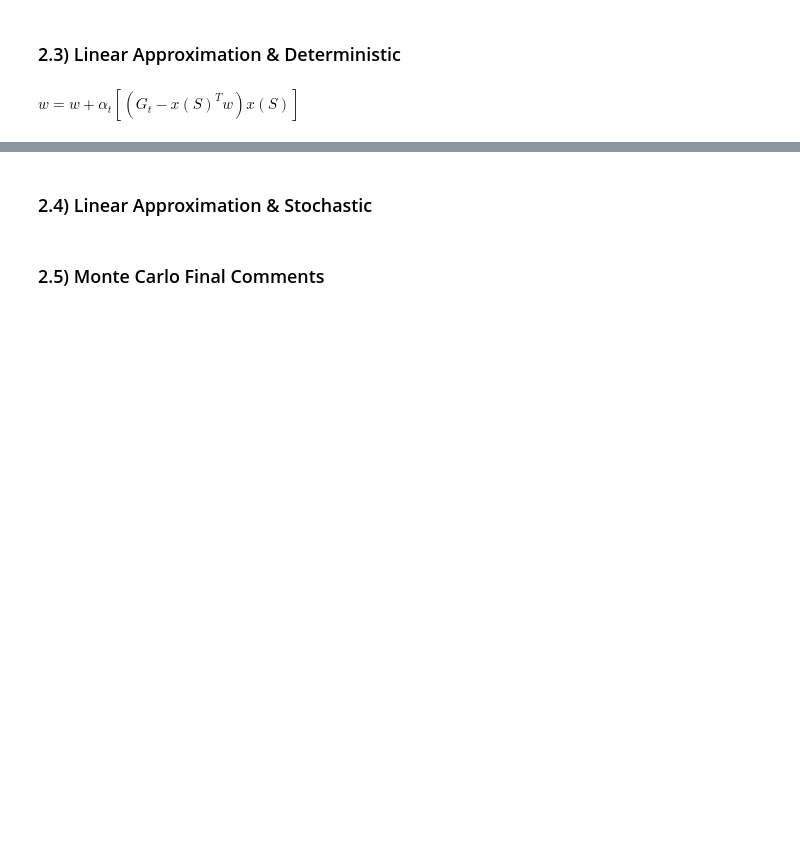
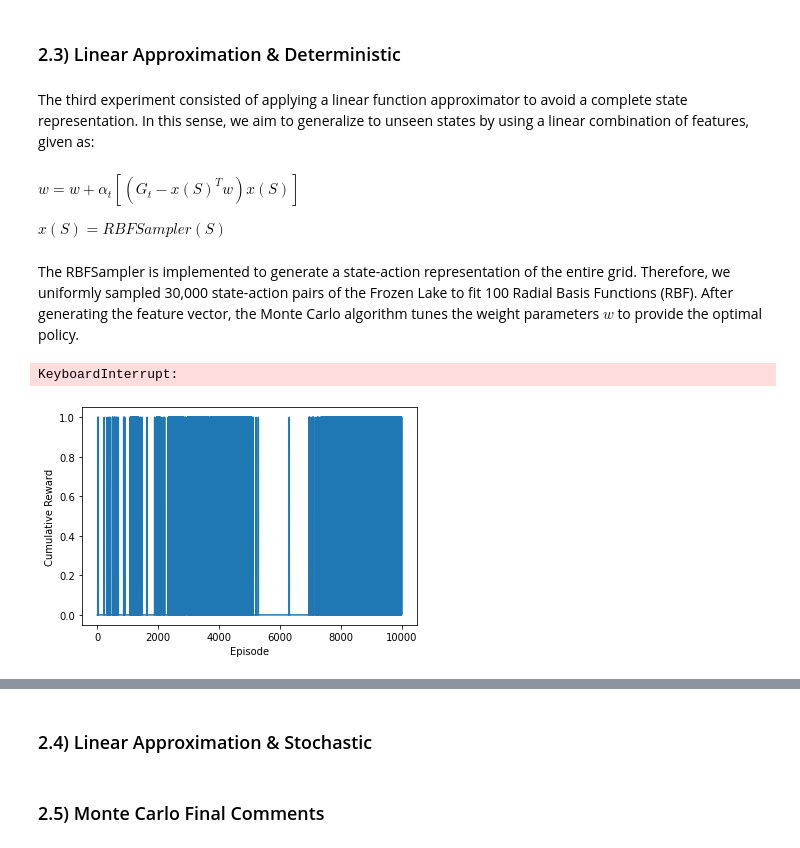
Before and after one commit to thurbridi/mo436-project-1, a Jupyter notebook: notebooks/project_1.ipynb, the cells around one changed output, grey strips where cells are left out. Saved outputs shown, nothing was run; the diff lists cells and outputs as text; code cells hidden in the pictures; blank space fills up the shorter version.

Commit message:
feature vector

```diff
--- a/notebooks/project_1.ipynb
+++ b/notebooks/project_1.ipynb
@@ -254,4 +254,18 @@ The state value was properly determined; it increases as the agent approaches th
 # %% [markdown]
 ### 2.3) Linear Approximation & Deterministic
+# %% [markdown]
+The third experiment consisted of applying a linear function approximator to avoid a complete state representation. In this sense, we aim to generalize to unseen states by using a linear combination of features, given as:
 # %% [markdown]
 $w = w + \alpha_{t}[(G_{t} - x(S)^Tw)x(S)]$
+
+$x(S) = RBFSampler(S)$
+# %% [markdown]
+The RBFSampler is implemented to generate a state-action representation of the entire grid. Therefore, we uniformly sampled 30,000 state-action pairs of the Frozen Lake to fit 100 Radial Basis Functions (RBF). After generating the feature vector, the Monte Carlo algorithm tunes the weight parameters $w$ to provide the optimal policy.
+# %%
+grid_search_approximator(stochastic=False)
+# %% [output]
+KeyboardInterrupt:
+# %%
+Q, env = train_approximator(stochastic=False, episodes=10000, gamma=1, alpha=0.001)
+# %% [output]
+[figure, added]
```
Also changed, not shown: parts of 10 cells of this notebook, 2 other files.
